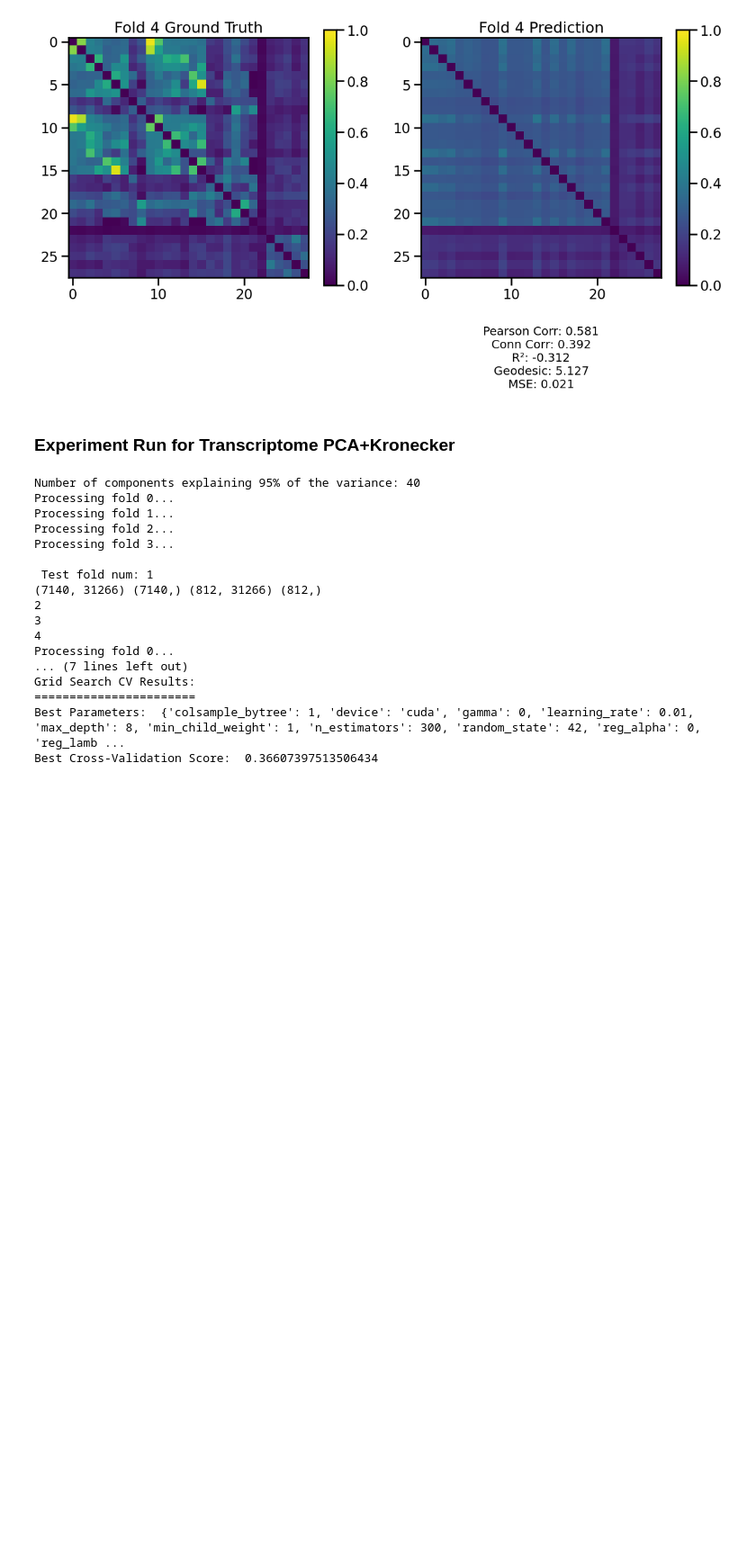
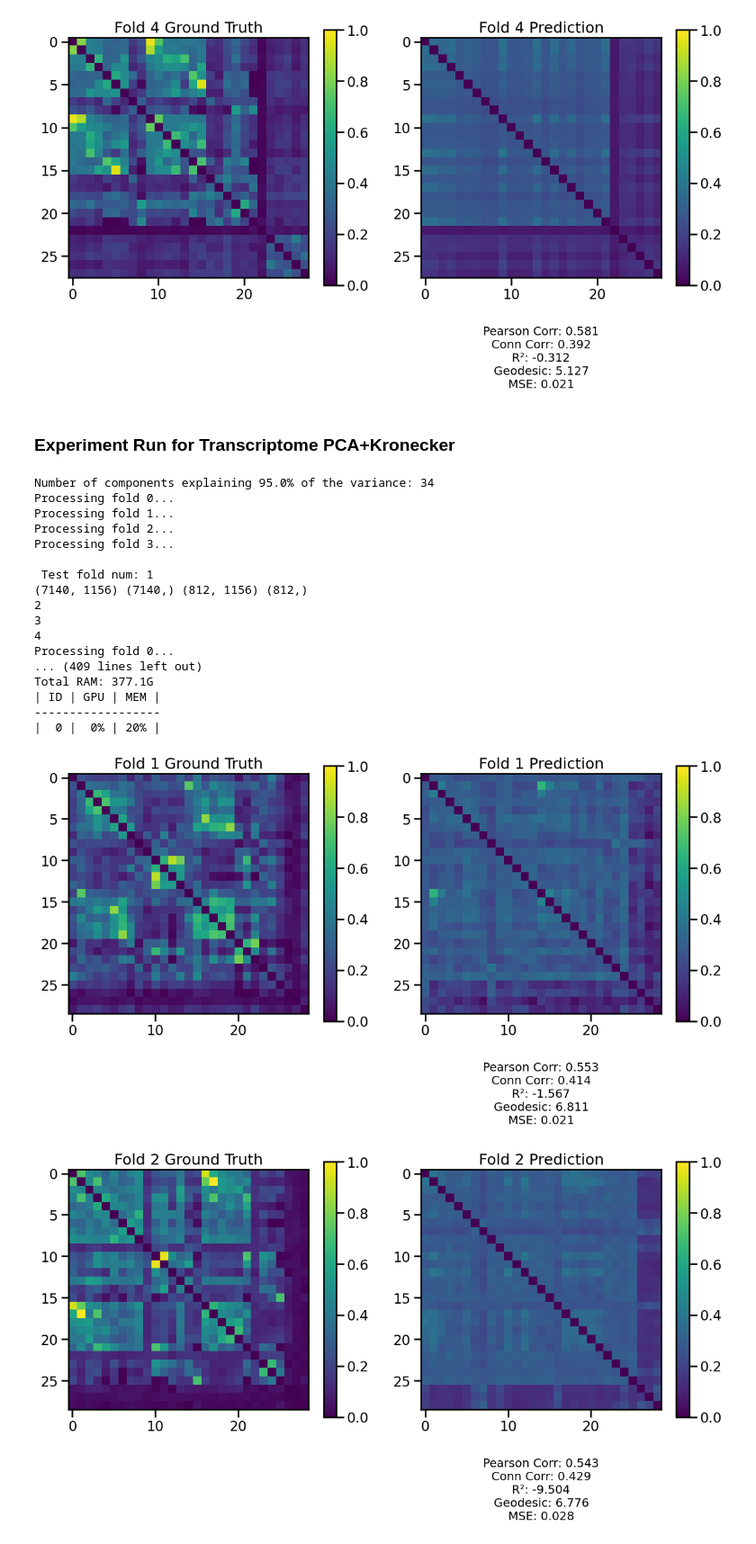
Before and after one commit to neuroinfolab/GeneEx2Conn, a Jupyter notebook: featurizer_experiments.ipynb, the cells around one changed output. Shown at 90% size. Cells and saved outputs as stored; diff of their text form; code cells hidden in the pictures; blank space fills up the shorter version.

```diff
--- a/featurizer_experiments.ipynb
+++ b/featurizer_experiments.ipynb
@@ -310,23 +346,28 @@ transPCAkron_xgb_random_nonshared_sim_results = single_sim_run(cv_type='random',
                                               use_shared_regions=False,
                                               test_shared_regions=False,
                                               save_sim=False,
-                                              search_method='grid'
+                                              search_method='bayes'
                                               )
 # %% [output]
-Number of components explaining 95% of the variance: 40
+Number of components explaining 95.0% of the variance: 34
 Processing fold 0...
 Processing fold 1...
 Processing fold 2...
 Processing fold 3...
 
  Test fold num: 1
-(7140, 31266) (7140,) (812, 31266) (812,)
+(7140, 1156) (7140,) (812, 1156) (812,)
 2
 3
 4
 Processing fold 0...
-... (7 lines left out)
-Grid Search CV Results:
-=======================
-Best Parameters:  {'colsample_bytree': 1, 'device': 'cuda', 'gamma': 0, 'learning_rate': 0.01, 'max_depth': 8, 'min_child_weight': 1, 'n_estimators': 300, 'random_state': 42, 'reg_alpha': 0, 'reg_lamb ...
-Best Cross-Validation Score:  0.36607397513506434
+... (409 lines left out)
+Total RAM: 377.1G
+| ID | GPU | MEM |
+------------------
+|  0 |  0% | 20% |
+# %%
+plot.plot_single_model_predictions_with_metrics(transPCAkron_xgb_random_nonshared_sim_results)
+# %% [output]
+[figure, added]
+[figure, added]
```
Also changed, not shown: parts of 17 cells of this notebook, 6 other files.
